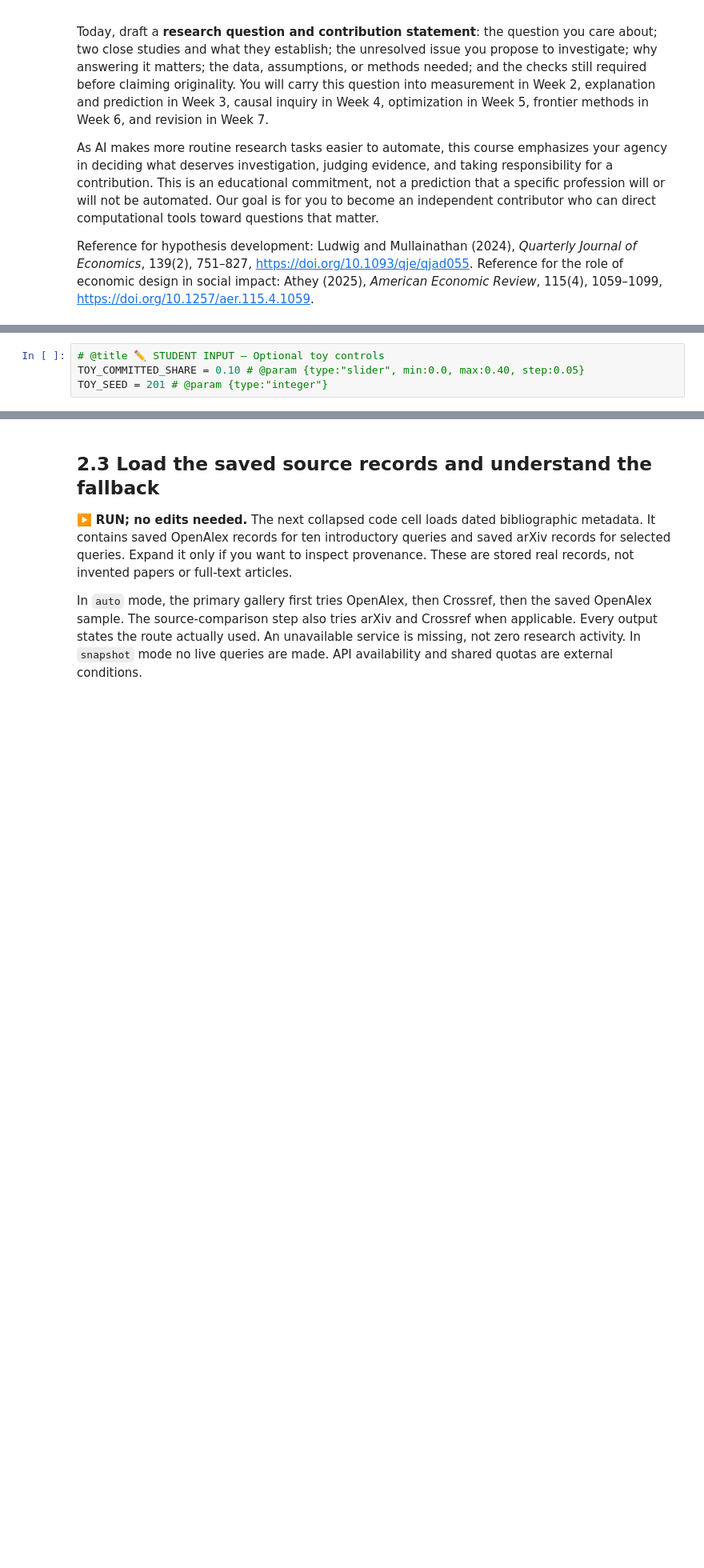
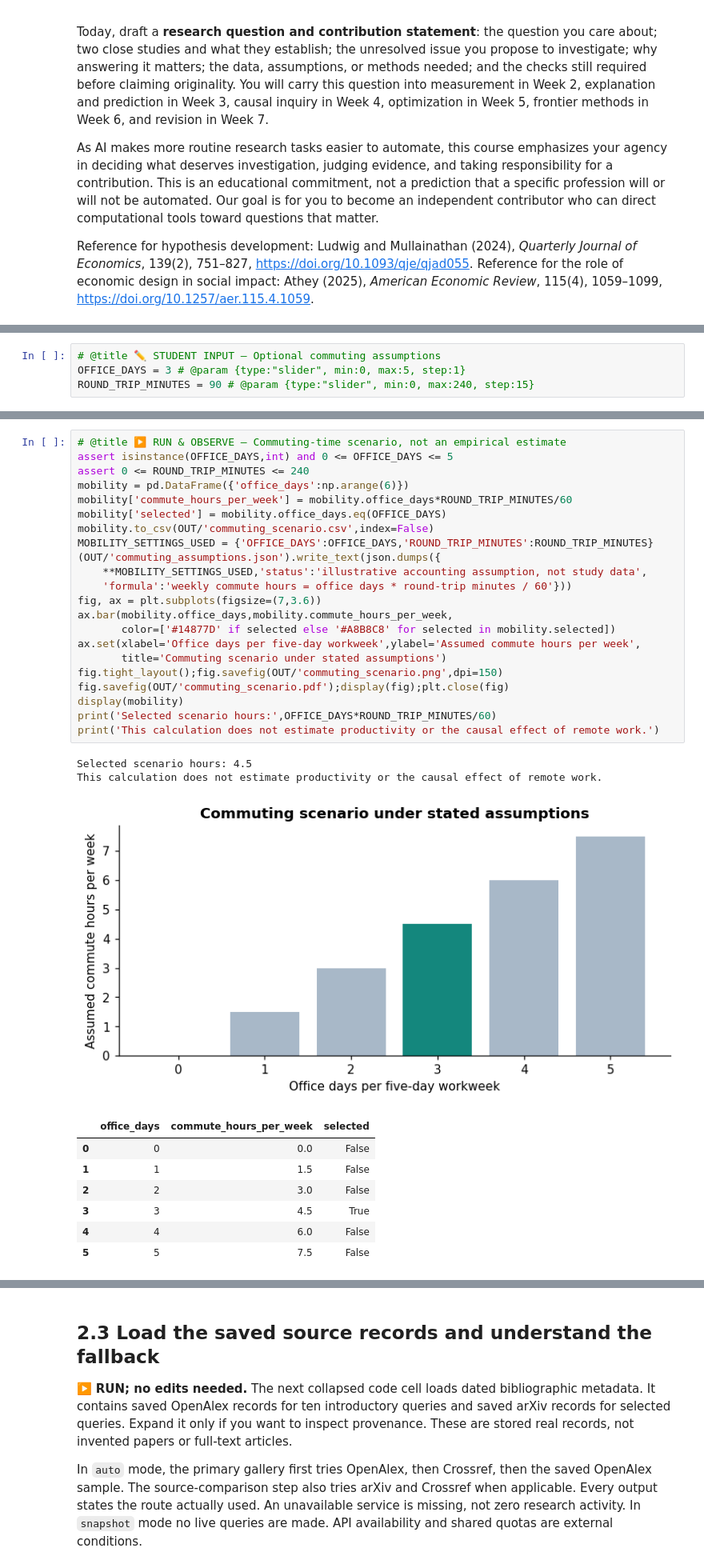
Before and after one commit to sunshineluyao/ml4ss, a Jupyter notebook: modules/00-foundations/02_week1_research_innovation.ipynb, the cells around one changed output, grey strips where cells are left out. Shown at 80% size. Drawn from its saved outputs; the diff is of its cells as text; blank space fills up the shorter version.

Commit message:
Replace second Week 1 deep dive with Nature hybrid-work study and mobility scenario

```diff
--- a/modules/00-foundations/02_week1_research_innovation.ipynb
+++ b/modules/00-foundations/02_week1_research_innovation.ipynb
@@ -978,4 +982,4 @@ The next demonstration is an **illustrative binary convention model**, with a de
 # %%
-# @title ✏️ STUDENT INPUT — Optional toy controls
-TOY_COMMITTED_SHARE = 0.10 # @param {type:"slider", min:0.0, max:0.40, step:0.05}
-TOY_SEED = 201 # @param {type:"integer"}
+# @title ✏️ STUDENT INPUT — Optional commuting assumptions
+OFFICE_DAYS = 3 # @param {type:"slider", min:0, max:5, step:1}
+ROUND_TRIP_MINUTES = 90 # @param {type:"slider", min:0, max:240, step:15}
@@ -1028,3 +986,36 @@ display(toy.iloc[[0,10,20,40]])
+# %%
+# @title ▶️ RUN & OBSERVE — Commuting-time scenario, not an empirical estimate
+assert isinstance(OFFICE_DAYS,int) and 0 <= OFFICE_DAYS <= 5
+assert 0 <= ROUND_TRIP_MINUTES <= 240
+mobility = pd.DataFrame({'office_days':np.arange(6)})
+mobility['commute_hours_per_week'] = mobility.office_days*ROUND_TRIP_MINUTES/60
+mobility['selected'] = mobility.office_days.eq(OFFICE_DAYS)
+mobility.to_csv(OUT/'commuting_scenario.csv',index=False)
+MOBILITY_SETTINGS_USED = {'OFFICE_DAYS':OFFICE_DAYS,'ROUND_TRIP_MINUTES':ROUND_TRIP_MINUTES}
+(OUT/'commuting_assumptions.json').write_text(json.dumps({
+    **MOBILITY_SETTINGS_USED,'status':'illustrative accounting assumption, not study data',
+    'formula':'weekly commute hours = office days * round-trip minutes / 60'}))
+fig, ax = plt.subplots(figsize=(7,3.6))
+ax.bar(mobility.office_days,mobility.commute_hours_per_week,
+       color=['#14877D' if selected else '#A8B8C8' for selected in mobility.selected])
+ax.set(xlabel='Office days per five-day workweek',ylabel='Assumed commute hours per week',
+       title='Commuting scenario under stated assumptions')
+fig.tight_layout();fig.savefig(OUT/'commuting_scenario.png',dpi=150)
+fig.savefig(OUT/'commuting_scenario.pdf');display(fig);plt.close(fig)
+display(mobility)
+print('Selected scenario hours:',OFFICE_DAYS*ROUND_TRIP_MINUTES/60)
+print('This calculation does not estimate productivity or the causal effect of remote work.')
+# %% [output]
+Selected scenario hours: 4.5
+This calculation does not estimate productivity or the causal effect of remote work.
+[figure, added]
+|  | office_days | commute_hours_per_week | selected |
+| 0 | 0 | 0.0 | False |
+| 1 | 1 | 1.5 | False |
+| 2 | 2 | 3.0 | False |
+| 3 | 3 | 4.5 | True |
+| 4 | 4 | 6.0 | False |
+| 5 | 5 | 7.5 | False |
 # %% [markdown]
 ### Examples of questions and evidence to inspect
 
```
Also changed, not shown: parts of 10 cells of this notebook.
